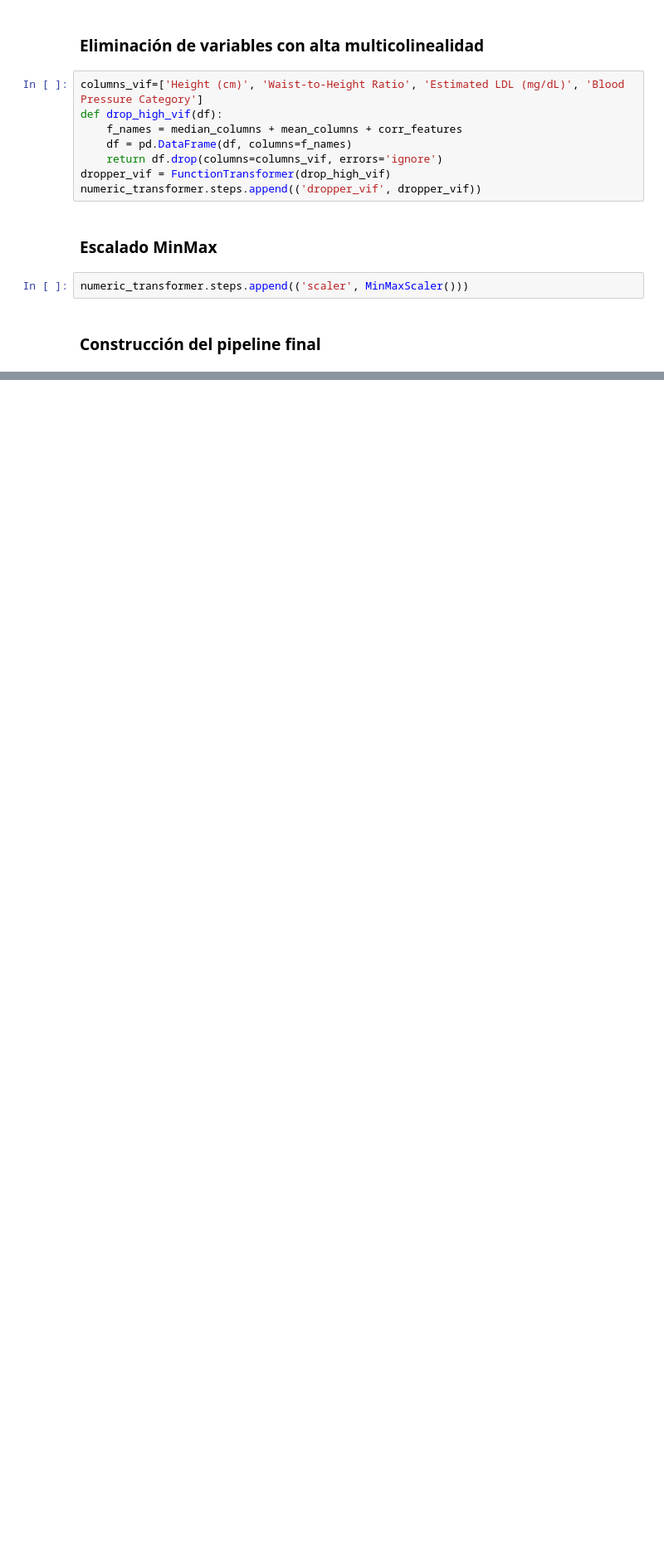
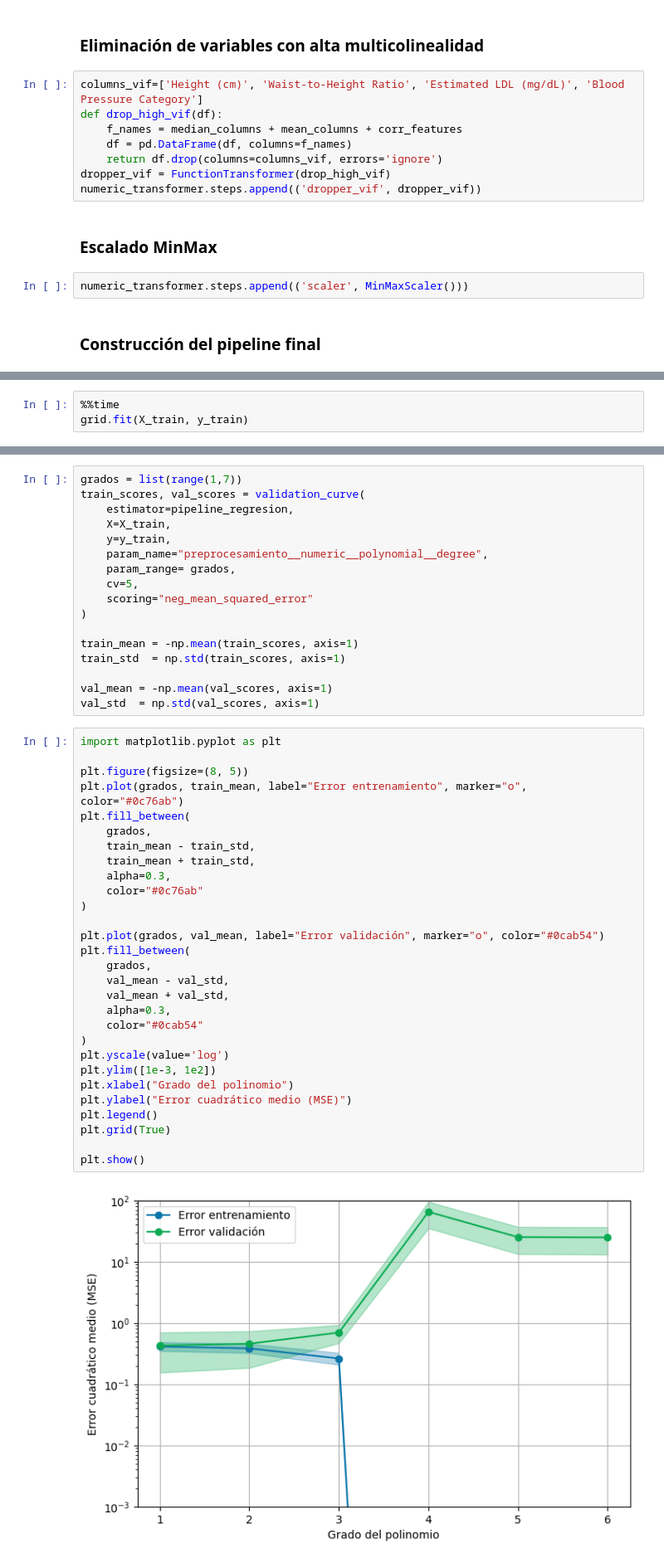
Before and after one commit to serferre2004/Laboratorios_MachineLearning, a Jupyter notebook: Laboratorio2/Laboratorio2.ipynb, the cells around one changed output, grey strips where cells are left out. Shown at 83% size. Saved outputs shown, nothing was run; the diff lists cells and outputs as text; blank space fills up the shorter version.

Commit message:
Primera implementación, sin cambiar escalado. Con curva de validación

```diff
--- a/Laboratorio2/Laboratorio2.ipynb
+++ b/Laboratorio2/Laboratorio2.ipynb
@@ -251,0 +242,3 @@ for deg in range(1, 4):
+# %%
+%%time
+grid.fit(X_train, y_train)
@@ -251,0 +298,48 @@ for deg in range(1, 4):
+# %%
+grados = list(range(1,7))
+train_scores, val_scores = validation_curve(
+    estimator=pipeline_regresion,
+    X=X_train,
+    y=y_train,
+    param_name="preprocesamiento__numeric__polynomial__degree",
+    param_range= grados,
+    cv=5,
+    scoring="neg_mean_squared_error"
+)
+
+train_mean = -np.mean(train_scores, axis=1)
+train_std  = np.std(train_scores, axis=1)
+
+val_mean = -np.mean(val_scores, axis=1)
+val_std  = np.std(val_scores, axis=1)
+# %%
+import matplotlib.pyplot as plt
+
+plt.figure(figsize=(8, 5))
+plt.plot(grados, train_mean, label="Error entrenamiento", marker="o", color="#0c76ab")
+plt.fill_between(
+    grados,
+    train_mean - train_std,
+    train_mean + train_std,
+    alpha=0.3,
+    color="#0c76ab"
+)
+
+plt.plot(grados, val_mean, label="Error validación", marker="o", color="#0cab54")
+plt.fill_between(
+    grados,
+    val_mean - val_std,
+    val_mean + val_std,
+    alpha=0.3,
+    color="#0cab54"
+)
+plt.yscale(value='log')
+plt.ylim([1e-3, 1e2])
+plt.xlabel("Grado del polinomio")
+plt.ylabel("Error cuadrático medio (MSE)")
+plt.legend()
+plt.grid(True)
+
+plt.show()
+# %% [output]
+[figure, added]
```
Also changed, not shown: parts of 14 cells of this notebook.
